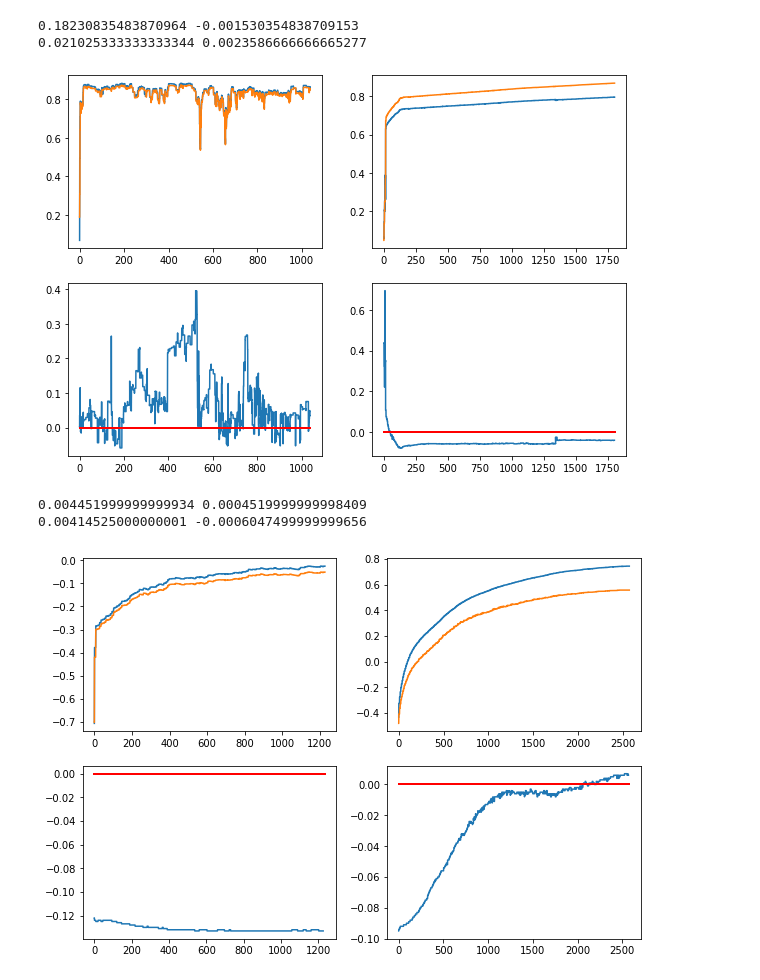
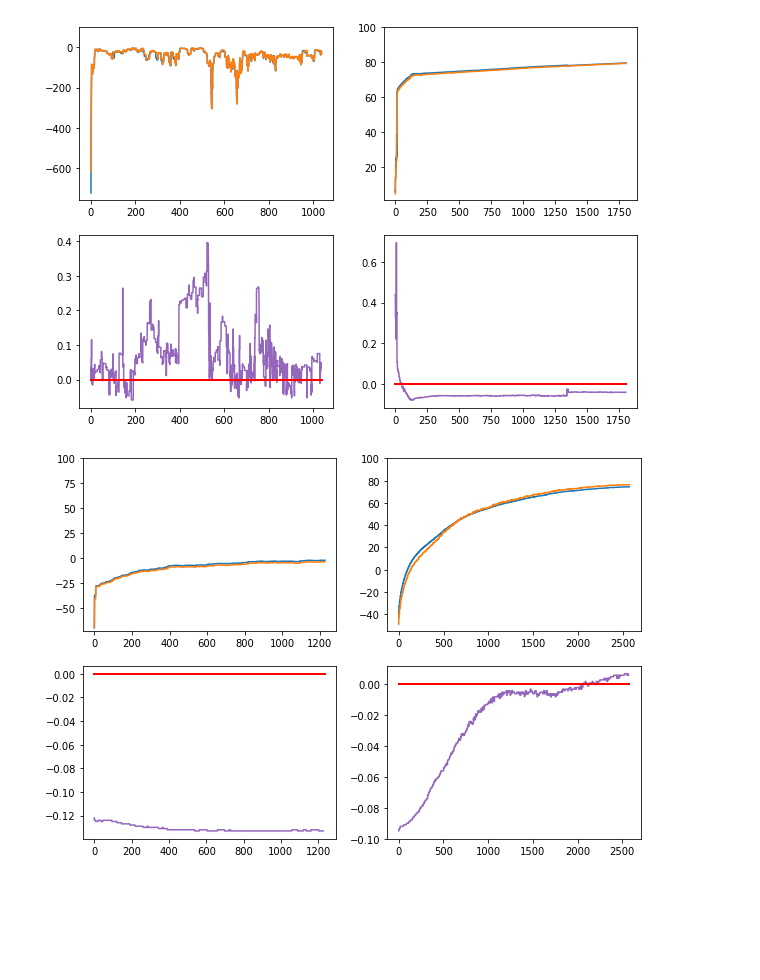
Before and after one commit to mmattb/coproc-poc, a Jupyter notebook: analyze_results.ipynb, the cells around one changed output. Drawn from its saved outputs; the diff is of its cells as text; code cells hidden in the pictures; blank space fills up the shorter version.

```diff
--- a/analyze_results.ipynb
+++ b/analyze_results.ipynb
@@ -67,7 +68,7 @@ def loss_eq_from_hist(task_loss_recs, pct_recov_recs):
 
     return recover_pct_loss_eq(tl1, pr1, tl2, pr2)
 
-def graph_results(root_path, fig, axs_loss, axs_sep):
+def graph_results(root_path, fig, axs_loss, axs_sep, healthy_loss, lesioned_loss):
     log_path = os.path.join(root_path, "log")
 
     recs = json.load(open(log_path, "r"))
@@ -77,17 +78,16 @@ def graph_results(root_path, fig, axs_loss, axs_sep):
     sep = []
     for r in recs:
         try:
-            recov_c = float(r['pct_recov'])
             sep_c = float(r['class_separation'])
             tl_c = float(r['task_loss'])
+            recov_c = 1 - (tl_c - healthy_loss) / (lesioned_loss - healthy_loss)
         except ValueError:
             continue
 
-        pct_recov.append(recov_c)
+        pct_recov.append(100.0 * recov_c)
         task_loss.append(tl_c)
         sep.append(sep_c)
 
-    m, c = loss_eq_from_hist(task_loss, pct_recov)
     pct_recov_val = []
     for r in recs:
         try:
@@ -95,35 +95,37 @@ def graph_results(root_path, fig, axs_loss, axs_sep):
         except ValueError:
             continue
 
-        prcv = c + m * loss_val
-        pct_recov_val.append(prcv)
+        prcv = 1 - (loss_val - healthy_loss) / (lesioned_loss - healthy_loss)
+        pct_recov_val.append(100.0 * prcv)
 
 
     epoch_count = len(recs)
 
-    axs_loss.plot([eidx / EPOCH_SCALAR for eidx in range(len(pct_recov))], pct_recov, color="tab:blue")
-    axs_loss.plot([eidx / EPOCH_SCALAR for eidx in range(len(pct_recov_val))], pct_recov_val, color="tab:orange")
-    axs_sep.plot([eidx / EPOCH_SCALAR for eidx in range(len(sep))], sep)
+    axs_loss.plot([eidx / EPOCH_SCALAR for eidx in range(len(pct_recov))], pct_recov, color="tab:blue", label="loss")
+    axs_loss.plot([eidx / EPOCH_SCALAR for eidx in range(len(pct_recov_val))], pct_recov_val, color="tab:orange", label="val. loss")
+    ylim = list(axs_loss.get_ylim())
+    ylim[-1] = 100.0
+    axs_loss.set_ylim(ylim)
+
+    axs_sep.plot([eidx / EPOCH_SCALAR for eidx in range(len(sep))], sep, color="tab:purple", label="separation")
     axs_sep.plot([0, epoch_count / EPOCH_SCALAR], [0.0, 0.0], color='r', linestyle='-', linewidth=2)
 # %%
 fig,axs = plt.subplots(2, 2, figsize=(10, 7))
 
-graph_results(PATH_M1_NO_COADAPT, fig, axs[0, 0], axs[1, 0])
-graph_results(PATH_M1_COADAPT, fig, axs[0, 1], axs[1, 1])
+graph_results(PATH_M1_NO_COADAPT, fig, axs[0, 0], axs[1, 0], 0.00056639, 0.02113609)
+graph_results(PATH_M1_COADAPT, fig, axs[0, 1], axs[1, 1], 0.00056639, 0.02113609)
 
 plt.show()
 
 # Conclusion: recovery possible in both cases
 # Conclusion: class separation improves after initially being low
 # %% [output]
-0.18230835483870964 -0.001530354838709153
-0.021025333333333344 0.0023586666666665277
-[figure, old version]
+[figure, new version]
 # %%
 fig,axs = plt.subplots(2,2, figsize=(10, 7))
 
-graph_results(PATH_AIP_NO_COADAPT, fig, axs[0, 0], axs[1, 0])
-graph_results(PATH_AIP_COADAPT, fig, axs[0, 1], axs[1, 1])
+graph_results(PATH_AIP_NO_COADAPT, fig, axs[0, 0], axs[1, 0], 0.00056639, 0.00450741)
+graph_results(PATH_AIP_COADAPT, fig, axs[0, 1], axs[1, 1], 0.00056639, 0.00450741)
 
 plt.show()
 
@@ -131,9 +133,7 @@ plt.show()
 # Conclusion: with co-adaptation, the two work together to solve the problem
 # Non-conclusion: recovery alone would/wouldn't solve the problem
 # %% [output]
-0.004451999999999934 0.0004519999999998409
-0.00414525000000001 -0.0006047499999999656
-[figure, old version]
+[figure, new version]
 # %%
 fig,axs = plt.subplots(2,2, figsize=(10, 7))
 
```
Also changed, not shown: parts of 4 cells of this notebook, 3 other files.
